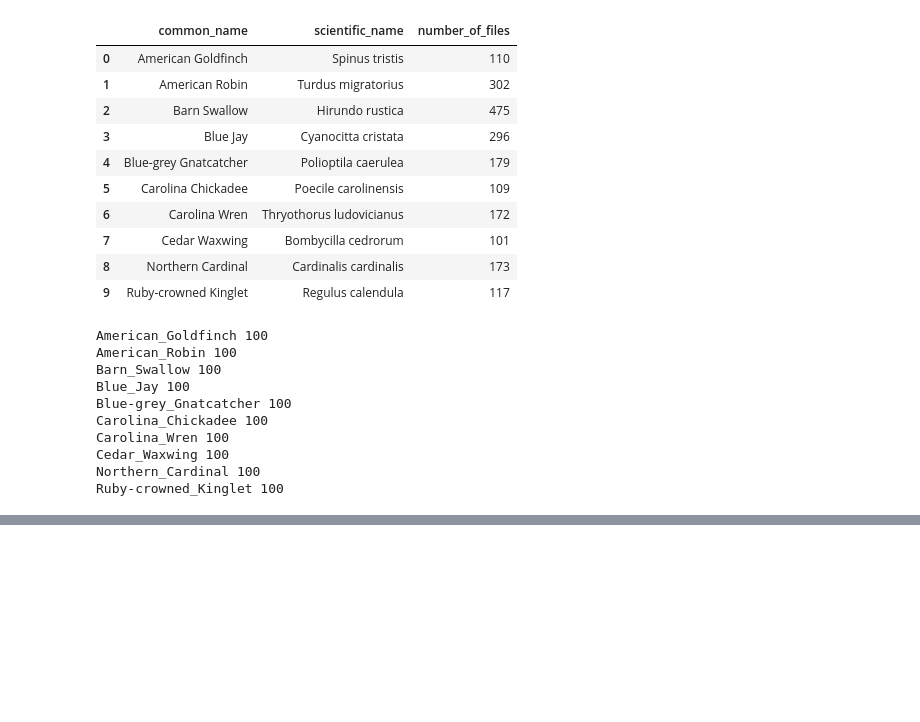
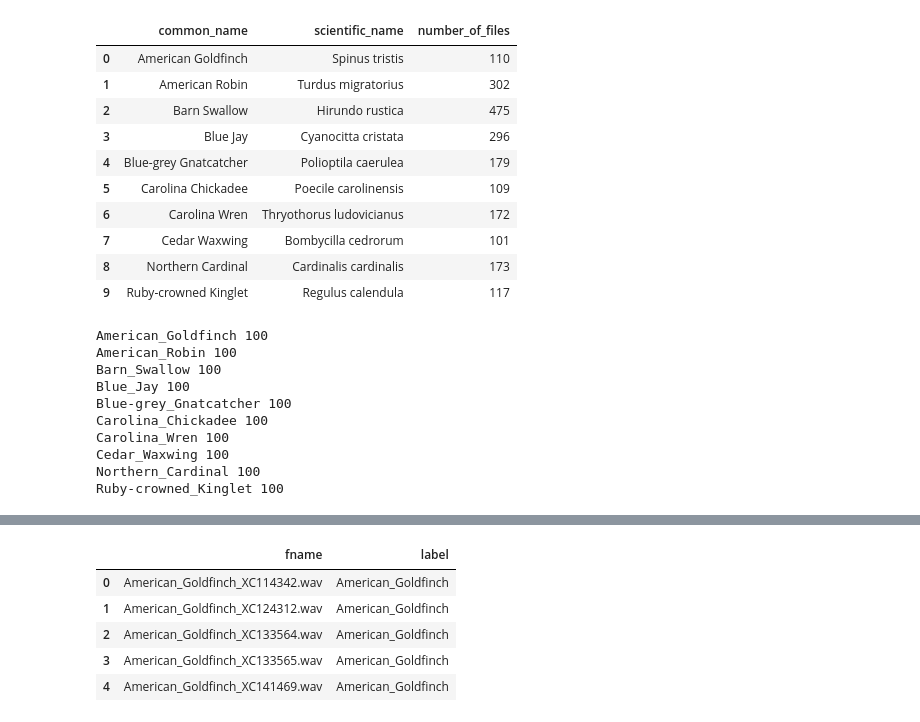
Before and after one commit to Xavier4t/Bird-Classifier, a Jupyter notebook: bird_Audio_labels.ipynb, the cells around one changed output, grey strips where cells are left out. Drawn from its saved outputs; the diff is of its cells as text; code cells hidden in the pictures; blank space fills up the shorter version.

Commit message:
audio_analysis, cleaning data started

```diff
--- a/bird_Audio_labels.ipynb
+++ b/bird_Audio_labels.ipynb
@@ -205,3 +204,14 @@ wavData_df.head()
 | 4 | American_Goldfinch_XC141469.wav | American_Robin_XC130246.wav | Barn_Swallow_XC123066.wav | Blue_Jay_XC116374.wav | Blue-grey_Gnatcatcher_XC130512.wav | Carolina_Chickadee_XC112633.wav | ... |
 # %%
 wavData_df.to_csv(os.path.join(rootFolder,"audioData_wav_.csv"), index=False)
+# %%
+bird_calls_df=pd.DataFrame(wavFiles, columns=["fname"])
+bird_calls_df["label"]=theData.fname.str[:-13]
+bird_calls_df.head()
+# %% [output]
+|  | fname | label |
+| 0 | American_Goldfinch_XC114342.wav | American_Goldfinch |
+| 1 | American_Goldfinch_XC124312.wav | American_Goldfinch |
+| 2 | American_Goldfinch_XC133564.wav | American_Goldfinch |
+| 3 | American_Goldfinch_XC133565.wav | American_Goldfinch |
+| 4 | American_Goldfinch_XC141469.wav | American_Goldfinch |
```
Also changed, not shown: parts of 3 cells of this notebook, 2 other files.
